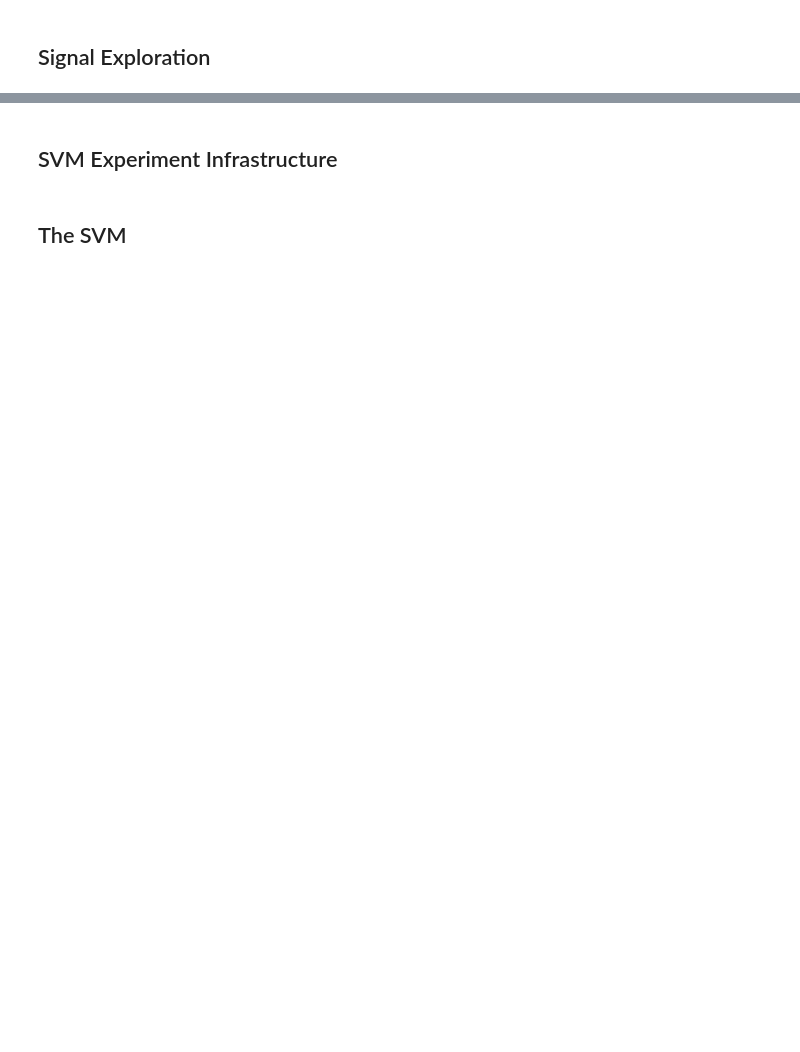
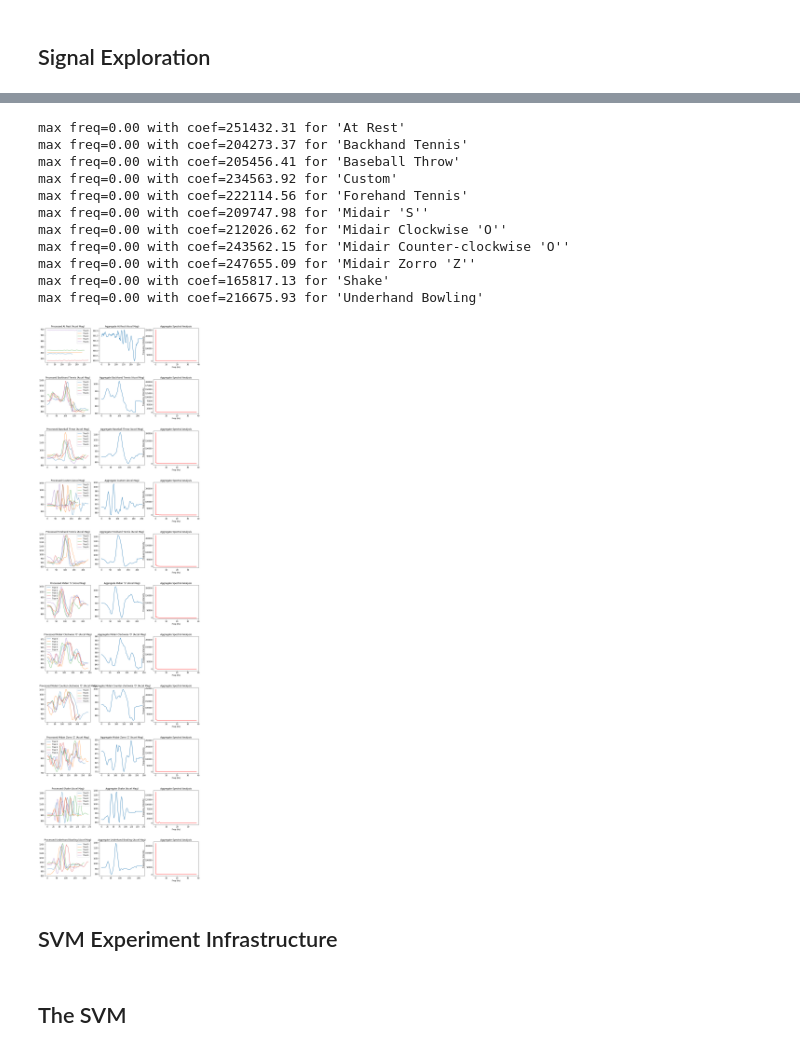
Before and after one commit to nicolekriley/cse599pis_a1, a Jupyter notebook: a4/SVMGestureRecognizer.ipynb, the cells around one changed output, grey strips where cells are left out. Cells and saved outputs as stored; diff of their text form; code cells hidden in the pictures; blank space fills up the shorter version.

```diff
--- a/a4/SVMGestureRecognizer.ipynb
+++ b/a4/SVMGestureRecognizer.ipynb
@@ -708,3 +791,18 @@ max freq=0.00 with coef=350262.74 for 'Underhand Bowling'
+# %%
+print_spectral_analysis(rashmi_gesture_set)
+# %% [output]
+max freq=0.00 with coef=251432.31 for 'At Rest'
+max freq=0.00 with coef=204273.37 for 'Backhand Tennis'
+max freq=0.00 with coef=205456.41 for 'Baseball Throw'
+max freq=0.00 with coef=234563.92 for 'Custom'
+max freq=0.00 with coef=222114.56 for 'Forehand Tennis'
+max freq=0.00 with coef=209747.98 for 'Midair 'S''
+max freq=0.00 with coef=212026.62 for 'Midair Clockwise 'O''
+max freq=0.00 with coef=243562.15 for 'Midair Counter-clockwise 'O''
+max freq=0.00 with coef=247655.09 for 'Midair Zorro 'Z''
+max freq=0.00 with coef=165817.13 for 'Shake'
+max freq=0.00 with coef=216675.93 for 'Underhand Bowling'
+[figure, added]
 # %% [markdown]
 ## SVM Experiment Infrastructure
 # %%
```
Also changed, not shown: parts of 13 cells of this notebook.
